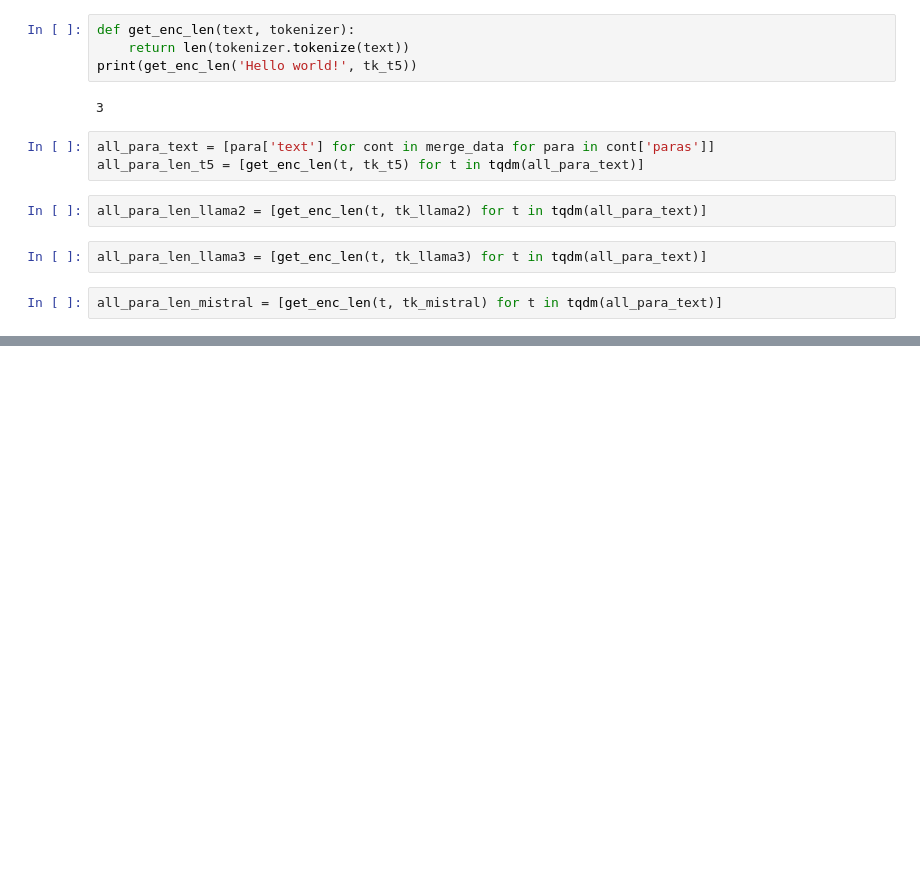
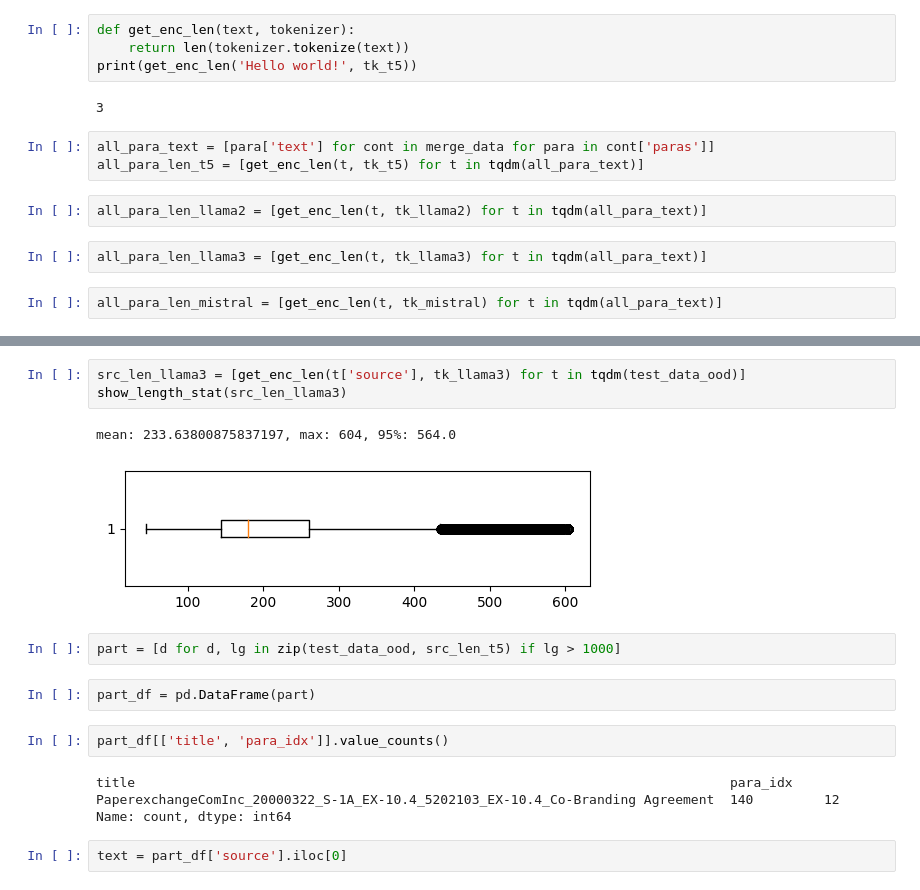
Before and after one commit to srhthu/ContClause, a Jupyter notebook: scripts/jupyter/check_pro_data.ipynb, the cells around one changed output, grey strips where cells are left out. Saved outputs shown, nothing was run; the diff lists cells and outputs as text; blank space fills up the shorter version.

```diff
--- a/scripts/jupyter/check_pro_data.ipynb
+++ b/scripts/jupyter/check_pro_data.ipynb
@@ -117,0 +156,18 @@ os.getcwd()
+# %%
+src_len_llama3 = [get_enc_len(t['source'], tk_llama3) for t in tqdm(test_data_ood)]
+show_length_stat(src_len_llama3)
+# %% [output]
+mean: 233.63800875837197, max: 604, 95%: 564.0
+[figure, added]
+# %%
+part = [d for d, lg in zip(test_data_ood, src_len_t5) if lg > 1000]
+# %%
+part_df = pd.DataFrame(part)
+# %%
+part_df[['title', 'para_idx']].value_counts()
+# %% [output]
+title                                                                            para_idx
+PaperexchangeComInc_20000322_S-1A_EX-10.4_5202103_EX-10.4_Co-Branding Agreement  140         12
+Name: count, dtype: int64
+# %%
+text = part_df['source'].iloc[0]
```
Also changed, not shown: parts of 30 cells of this notebook, 51 other files.
